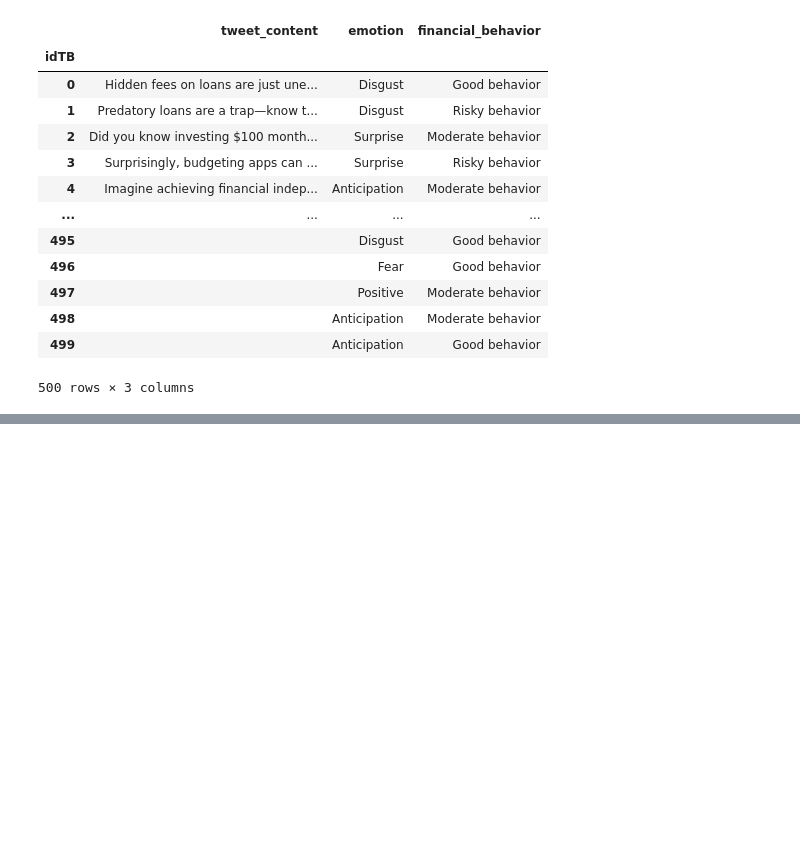
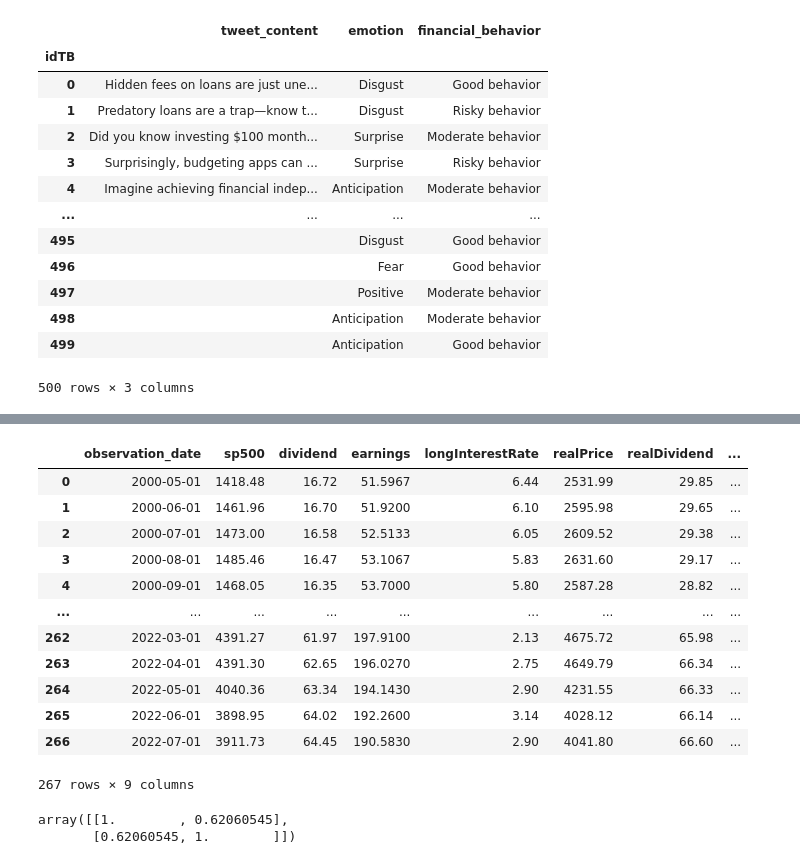
Before and after one commit to gcolpari/STOCKMARKET_PREDICTION-, a Jupyter notebook: AED.ipynb, the cells around one changed output, grey strips where cells are left out. Drawn from its saved outputs; the diff is of its cells as text; code cells hidden in the pictures; blank space fills up the shorter version.

```diff
--- a/AED.ipynb
+++ b/AED.ipynb
@@ -486,0 +402,22 @@ df
+# %%
+df = import_joinTable(bdd,import_bigmacindex_table(bdd))
+df
+# %% [output]
+|  | observation_date | sp500 | dividend | earnings | longInterestRate | realPrice | realDividend | ... |
+| 0 | 2000-05-01 | 1418.48 | 16.72 | 51.5967 | 6.44 | 2531.99 | 29.85 | ... |
+| 1 | 2000-06-01 | 1461.96 | 16.70 | 51.9200 | 6.10 | 2595.98 | 29.65 | ... |
+| 2 | 2000-07-01 | 1473.00 | 16.58 | 52.5133 | 6.05 | 2609.52 | 29.38 | ... |
+| 3 | 2000-08-01 | 1485.46 | 16.47 | 53.1067 | 5.83 | 2631.60 | 29.17 | ... |
+| 4 | 2000-09-01 | 1468.05 | 16.35 | 53.7000 | 5.80 | 2587.28 | 28.82 | ... |
+| ... | ... | ... | ... | ... | ... | ... | ... | ... |
+| 262 | 2022-03-01 | 4391.27 | 61.97 | 197.9100 | 2.13 | 4675.72 | 65.98 | ... |
+| 263 | 2022-04-01 | 4391.30 | 62.65 | 196.0270 | 2.75 | 4649.79 | 66.34 | ... |
+| 264 | 2022-05-01 | 4040.36 | 63.34 | 194.1430 | 2.90 | 4231.55 | 66.33 | ... |
+| 265 | 2022-06-01 | 3898.95 | 64.02 | 192.2600 | 3.14 | 4028.12 | 66.14 | ... |
+| 266 | 2022-07-01 | 3911.73 | 64.45 | 190.5830 | 2.90 | 4041.80 | 66.60 | ... |
+267 rows × 9 columns
+# %%
+np.corrcoef(df["earnings"],df["dollar_price"])
+# %% [output]
+array([[1.        , 0.62060545],
+       [0.62060545, 1.        ]])
```
Also changed, not shown: parts of 15 cells of this notebook.
